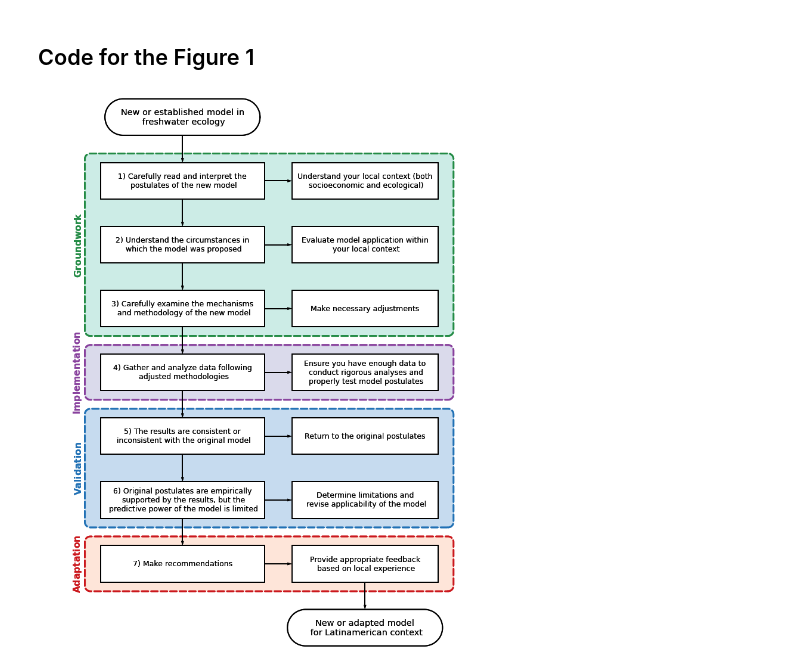
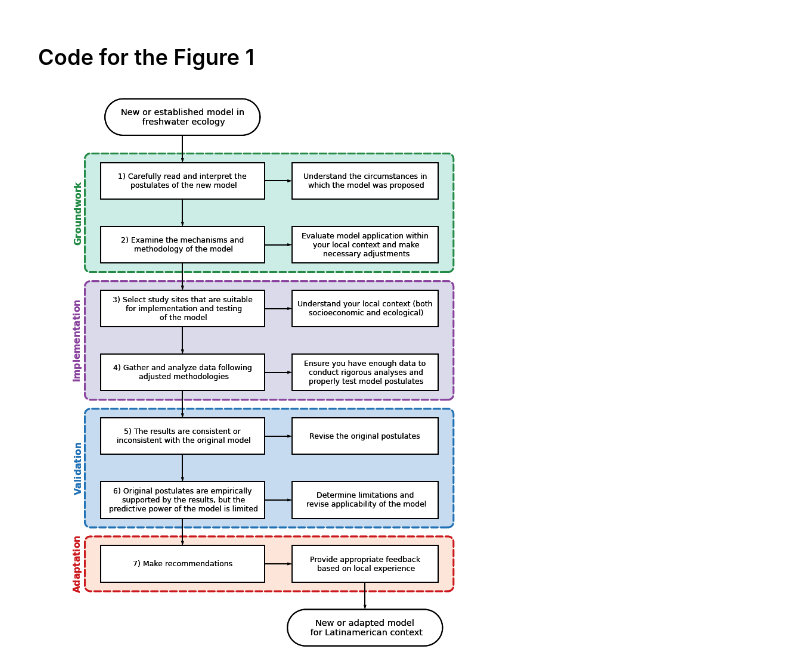
Before and after one commit to PEGutierrezF/flow_chart_mcf, a Jupyter notebook: Figure 1 Flow chart.ipynb, the cells around one changed output. Drawn from its saved outputs; the diff is of its cells as text; code cells hidden in the pictures.

```diff
--- a/Figure 1 Flow chart.ipynb
+++ b/Figure 1 Flow chart.ipynb
@@ -33,11 +33,11 @@ with schemdraw.Drawing() as d:
           .fill('white'))
     d += flow.Arrow().down(d.unit/2)
 
-    d += (step2 := flow.Box(w=9, h=2).label('2) Understand the circumstances in\n which the model was proposed')
+    d += (step2 := flow.Box(w=9, h=2).label('2) Examine the mechanisms and\n methodology of the model')
           .fill('white'))
     d += flow.Arrow().down(d.unit/2)
 
-    d += (step3 := flow.Box(w=9, h=2).label('3) Carefully examine the mechanisms\n and methodology of the new model')
+    d += (step3 := flow.Box(w=9, h=2).label('3) Select study sites that are suitable\n for implementation and testing\n of the model')
           .fill('white'))
     d += flow.Arrow().down(d.unit/2)
 
@@ -58,15 +58,15 @@ with schemdraw.Drawing() as d:
 
     # Activities
     d += flow.Arrow().right(d.unit/2).at(step1.E)
-    d += (act1 := flow.Box(w=8, h=2).label('Understand your local context (both\n socioeconomic and ecological)')
+    d += (act1 := flow.Box(w=8, h=2).label('Understand the circumstances in\n which the model was proposed')
           .fill('white'))
 
     d += flow.Arrow().right(d.unit/2).at(step2.E)
-    d += (act2 := flow.Box(w=8, h=2).label('Evaluate model application within\n your local context')
+    d += (act2 := flow.Box(w=8, h=2).label('Evaluate model application within\n your local context and make\n necessary adjustments')
          .fill('white'))
 
     d += flow.Arrow().right(d.unit/2).at(step3.E)
-    d += (act3 := flow.Box(w=8, h=2).label('Make necessary adjustments').
+    d += (act3 := flow.Box(w=8, h=2).label('Understand your local context (both\n socioeconomic and ecological)').
           fill('white'))
 
     d += flow.Arrow().right(d.unit/2).at(step4.E)
@@ -74,38 +74,38 @@ with schemdraw.Drawing() as d:
           .fill('white'))
 
     d += flow.Arrow().right(d.unit/2).at(step5.E)
-    d += (act5 := flow.Box(w=8, h=2).label('Revise to the original postulates')
+    d += (act5 := flow.Box(w=8, h=2).label('Revise the original postulates')
           .fill('white'))
 
     d += flow.Arrow().right(d.unit/2).at(step6.E)
     d += (act6 := flow.Box(w=8, h=2).label('Determine limitations and\n revise applicability of the model')
           .fill('white'))
 
     d += flow.Arrow().right(d.unit/2).at(step7.E)
     d += (act7 := flow.Box(w=8, h=2).anchor('W').label('Provide appropriate feedback\n based on local experience')
          .fill('white'))
 
     d += flow.Arrow().down(d.unit/2).at(act7.S)
     d += flow.Start(w=8.5, h=2).label('New or adapted model\n for Latinamerican context', fontsize=16)
 
 
 
     #Phase names.  Frame each phase.
-    d += (phase1 := elm.EncircleBox([step1, step2, step3, act1, act2, act3], padx=.85,pady=0.5).linestyle('--')
+    d += (phase1 := elm.EncircleBox([step1, step2, act1, act2], padx=.85,pady=0.5).linestyle('--')
           .linewidth(3).color('#238b45').fill('#ccece6').label(r'$\bfGroundwork$', loc='left', rotate=90, fontsize=17))
 
-    d += (phase2 := elm.EncircleBox([step4, act4], padx=.85,pady=0.5).linestyle('--')
+    d += (phase2 := elm.EncircleBox([step4,  step3, act4, act3], padx=.85,pady=0.5).linestyle('--')
           .linewidth(3).color('#88419d').fill("#dadaeb").label(r'$\bfImplementation$', loc='left',rotate=90, fontsize=17))
 
     d += (phase2 := elm.EncircleBox([step5, step6, act5, act6], padx=.85,pady=0.5).linestyle('--')
           .linewidth(3).color('#2171b5').fill("#c6dbef").label(r'$\bfValidation$', loc='left',rotate=90, fontsize=17))
 
     d += (phase3 := elm.EncircleBox([step7, act7], padx=0.85, pady=.5).linestyle('--')
           .linewidth(3).color('#cb181d').fill('#fee5d9').label(r'$\bfAdaptation$', loc='left', rotate=90, fontsize=17))
 
 
     # Save and export figure
     d.save("Figure 1.jpg", dpi=300)
     d.save("Figure 1.eps", dpi=300)
 # %% [output]
-[figure, old version]
+[figure, new version]
```
Also changed, not shown: 2 other files.
